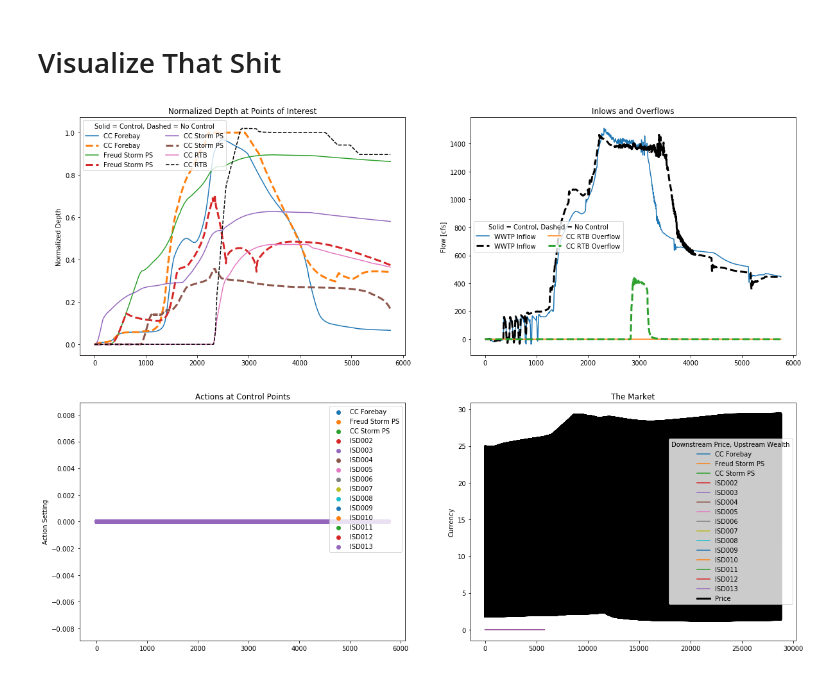
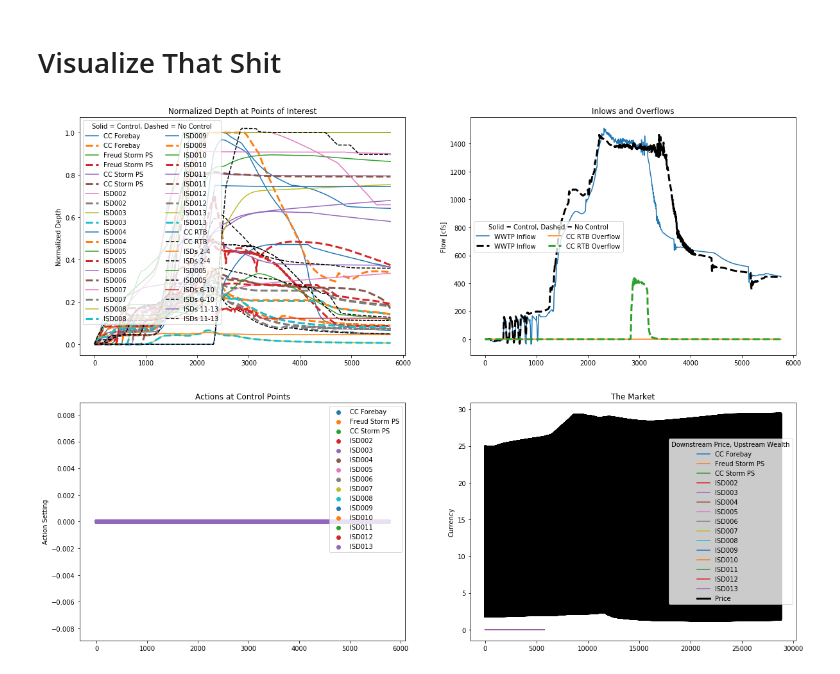
Before and after one commit to gregjewi/MBC-env, a Jupyter notebook: MBC_for_REAL.ipynb, the cells around one changed output. Cells and saved outputs as stored; diff of their text form; code cells hidden in the pictures.

```diff
--- a/MBC_for_REAL.ipynb
+++ b/MBC_for_REAL.ipynb
@@ -11,6 +11,9 @@ simNotes = ['With Dams']
 # %%
 # With or without control?
 control = True
+# %%
+# Convert datum?
+offset = -479.755 # To Detroit datum
 # %% [markdown]
 Save Your Shit
 # %%
@@ -69,7 +72,7 @@ headers = [
 ]
 
 sections = swmm.make_sections(swmmINP,headers)
-conduitDict,junctionDict,storageDict,subcatchmentDict,outfallDict,orificeDict,curvesDict,pumpDict,optionsDict = swmm.prep_dicts(sections)
+conduitDict,junctionDict,storageDict,subcatchmentDict,outfallDict,orificeDict,curvesDict,pumpDict,optionsDict,raingauges,timeseries,evaporation,infiltration,losses,controls,inflows = swmm.prep_dicts(sections)
 # %% [markdown]
 Get depth and flow information from swmm element dictionaries
 # %%
@@ -134,3 +134,3 @@ controlDict['ISD009_DOWN']['shape']
 # %%
 %%time
-price, PDemand = mbc.run_control_sim(control,controlDict,upstreamDict,downstreamDict,dsKeys,swmmINP,performanceDict,timestep)
+price, PDemand = mbc.run_control_sim(control,controlDict,upstreamDict,downstreamDict,dsKeys,swmmINP,performanceDict,timestep,offset)
@@ -168,16 +164,16 @@ for a in range(0,10):
     for b in range(0,10):
         index.append('output_files/one_inch_' + str(a) + '_' + str(b) + '.p')
 # %%
-index = ['With_Dams_1.p']
+index = ['With_Dams_2.p']
 import pickle
 %matplotlib inline
-f_nocontrol = 'NoControl_one_inch.p'
+f_nocontrol = 'NoControl_WithOtherPerformanceLocs.p'
 control = True
 
 for fname in index:
     f_control = fname
     figname = fname[:-2]+'.png'
     save = True
     mbc.viz_shit(f_nocontrol,f_control,figname,save,control)
 # %% [output]
-[figure, old version]
+[figure, new version]
```
Also changed, not shown: parts of 9 cells of this notebook, 3 other files.
